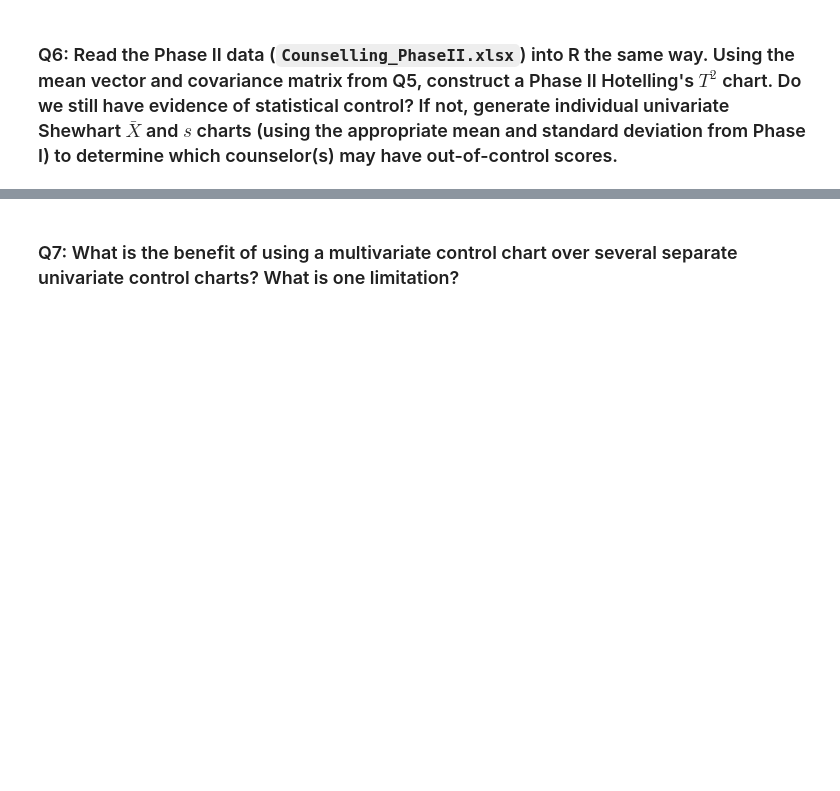
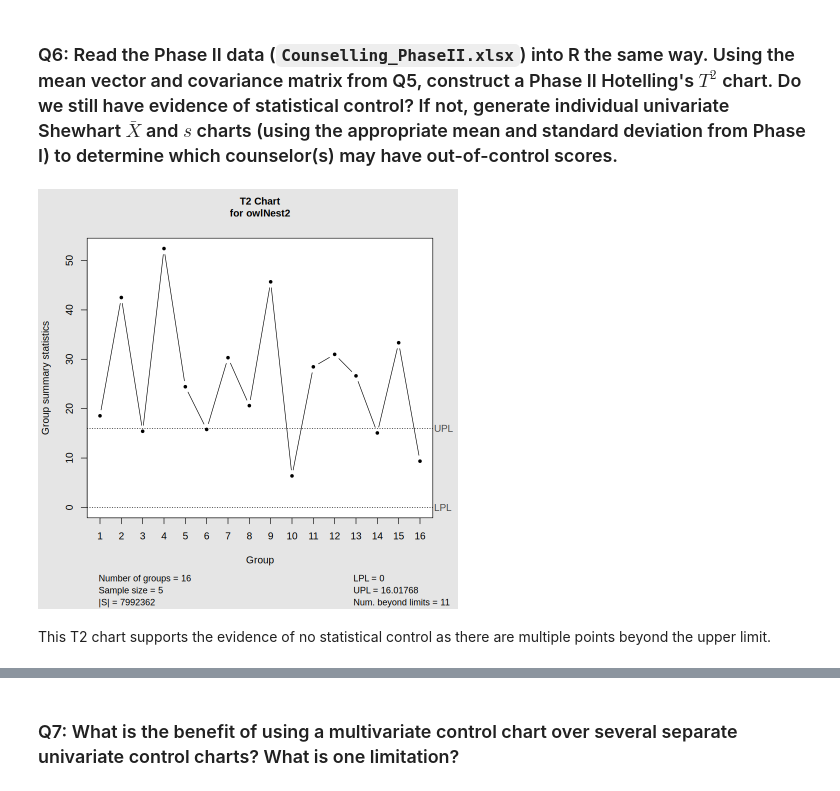
Before and after one commit to tchoud227/STAT-7110-Quality-Control, a Jupyter notebook: Assignments/HW4/STAT-7110-HW4.ipynb, the cells around one changed output, grey strips where cells are left out. Cells and saved outputs as stored; diff of their text form; code cells hidden in the pictures; blank space fills up the shorter version.

```diff
--- a/Assignments/HW4/STAT-7110-HW4.ipynb
+++ b/Assignments/HW4/STAT-7110-HW4.ipynb
@@ -49,3 +160,23 @@ To monitor this, you perform an initial Phase I analysis, jointly monitoring the
 ### Q6: Read the Phase II data (`Counselling_PhaseII.xlsx`) into R the same way. Using the mean vector and covariance matrix from Q5, construct a Phase II Hotelling's $T^2$ chart. Do we still have evidence of statistical control? If not, generate individual univariate Shewhart $\bar{X}$ and $s$ charts (using the appropriate mean and standard deviation from Phase I) to determine which counselor(s) may have out-of-control scores.
 # %%
 ## Q6 Code ##
+sn <- excel_sheets("Counselling_PhaseII.xlsx")
+
+# Removing week from each sheet
+owlNest2 <- lapply(sn, FUN=function(x){
+    d <- read_excel("Counselling_PhaseII.xlsx", sheet = x) |>
+    dplyr::select(-'Week')
+
+    return(d)
+})
+
+names(owlNest2) <- paste("Counselor", 1:4, sep="")
+# %%
+p2 <- mqcc(owlNest2,type="T2",
+           center=t2$center, cov = t2$cov,
+           limits=F, pred.limits=T,
+           plot=T)
+# %% [output]
+[figure, added]
+# %% [markdown]
+This T2 chart supports the evidence of no statistical control as there are multiple points beyond the upper limit.
```
Also changed, not shown: parts of 14 cells of this notebook.
